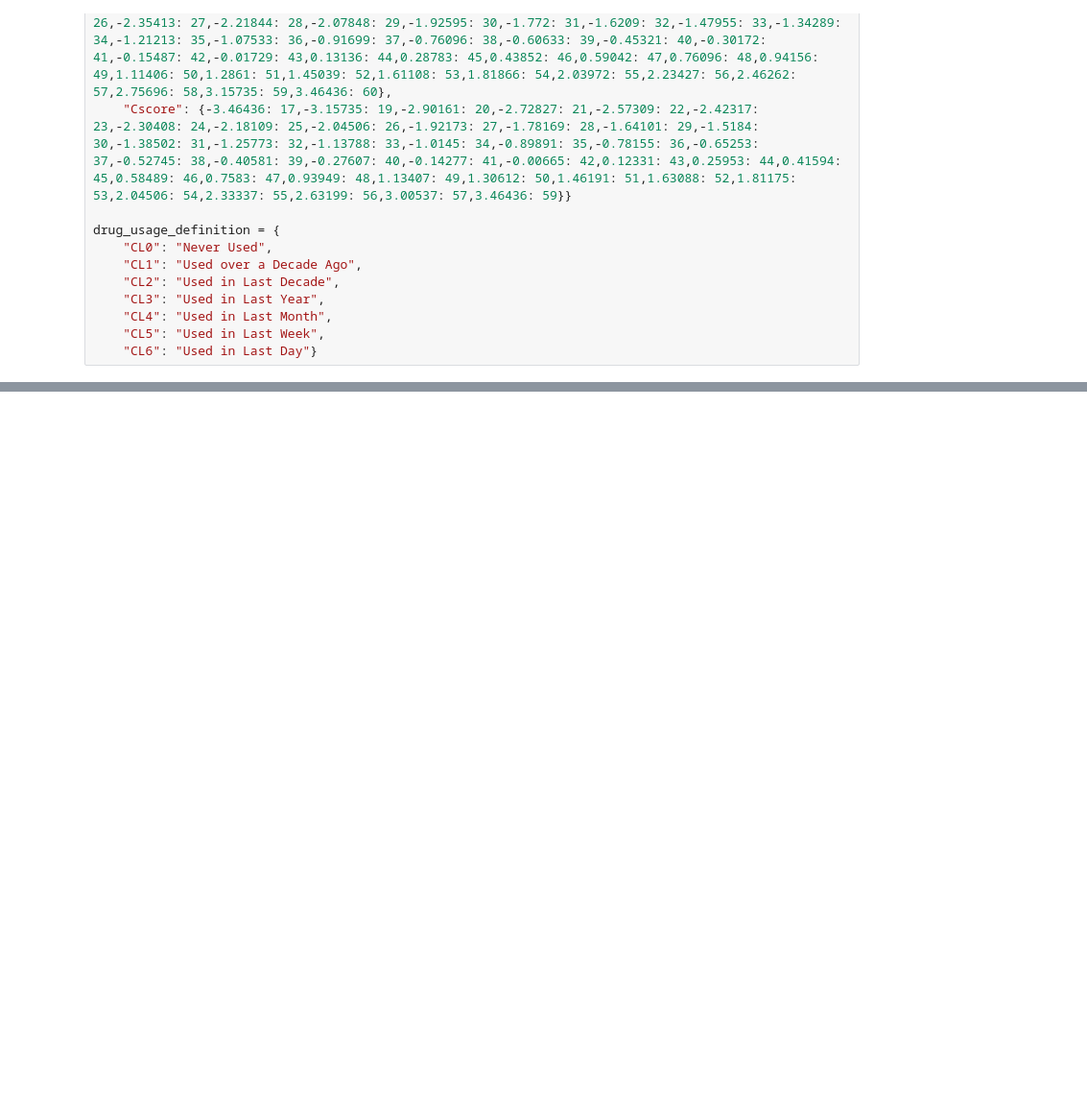
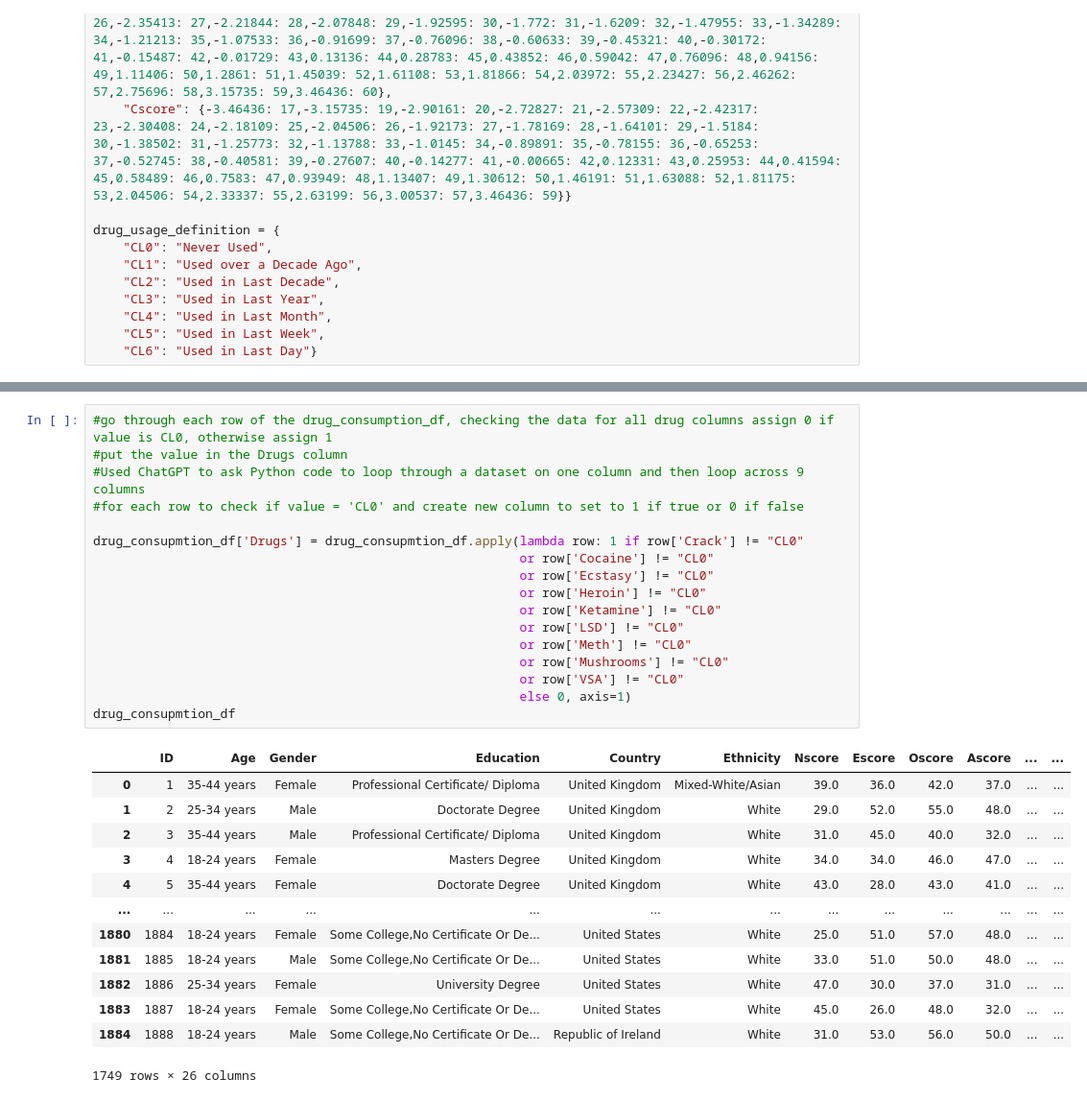
Before and after one commit to dausugam/project_1, a Jupyter notebook: drug_consumption.ipynb, the cells around one changed output, grey strips where cells are left out. Shown at 96% size. Drawn from its saved outputs; the diff is of its cells as text; blank space fills up the shorter version.

```diff
--- a/drug_consumption.ipynb
+++ b/drug_consumption.ipynb
@@ -83,0 +240,31 @@ drug_consupmtion_df
+# %%
+#go through each row of the drug_consumption_df, checking the data for all drug columns assign 0 if value is CL0, otherwise assign 1
+#put the value in the Drugs column
+#Used ChatGPT to ask Python code to loop through a dataset on one column and then loop across 9 columns
+#for each row to check if value = 'CL0' and create new column to set to 1 if true or 0 if false
+
+drug_consupmtion_df['Drugs'] = drug_consupmtion_df.apply(lambda row: 1 if row['Crack'] != "CL0"
+                                                         or row['Cocaine'] != "CL0"
+                                                         or row['Ecstasy'] != "CL0"
+                                                         or row['Heroin'] != "CL0"
+                                                         or row['Ketamine'] != "CL0"
+                                                         or row['LSD'] != "CL0"
+                                                         or row['Meth'] != "CL0"
+                                                         or row['Mushrooms'] != "CL0"
+                                                         or row['VSA'] != "CL0"
+                                                         else 0, axis=1)
+drug_consupmtion_df
+# %% [output]
+|  | ID | Age | Gender | Education | Country | Ethnicity | Nscore | Escore | Oscore | Ascore | ... | ... |
+| 0 | 1 | 35-44 years | Female | Professional Certificate/ Diploma | United Kingdom | Mixed-White/Asian | 39.0 | 36.0 | 42.0 | 37.0 | ... | ... |
+| 1 | 2 | 25-34 years | Male | Doctorate Degree | United Kingdom | White | 29.0 | 52.0 | 55.0 | 48.0 | ... | ... |
+| 2 | 3 | 35-44 years | Male | Professional Certificate/ Diploma | United Kingdom | White | 31.0 | 45.0 | 40.0 | 32.0 | ... | ... |
+| 3 | 4 | 18-24 years | Female | Masters Degree | United Kingdom | White | 34.0 | 34.0 | 46.0 | 47.0 | ... | ... |
+| 4 | 5 | 35-44 years | Female | Doctorate Degree | United Kingdom | White | 43.0 | 28.0 | 43.0 | 41.0 | ... | ... |
+| ... | ... | ... | ... | ... | ... | ... | ... | ... | ... | ... | ... | ... |
+| 1880 | 1884 | 18-24 years | Female | Some College,No Certificate Or De... | United States | White | 25.0 | 51.0 | 57.0 | 48.0 | ... | ... |
+| 1881 | 1885 | 18-24 years | Male | Some College,No Certificate Or De... | United States | White | 33.0 | 51.0 | 50.0 | 48.0 | ... | ... |
+| 1882 | 1886 | 25-34 years | Female | University Degree | United States | White | 47.0 | 30.0 | 37.0 | 31.0 | ... | ... |
+| 1883 | 1887 | 18-24 years | Female | Some College,No Certificate Or De... | United States | White | 45.0 | 26.0 | 48.0 | 32.0 | ... | ... |
+| 1884 | 1888 | 18-24 years | Male | Some College,No Certificate Or De... | Republic of Ireland | White | 31.0 | 53.0 | 56.0 | 50.0 | ... | ... |
+1749 rows × 26 columns
```
Also changed, not shown: parts of 15 cells of this notebook, 2 other files.
